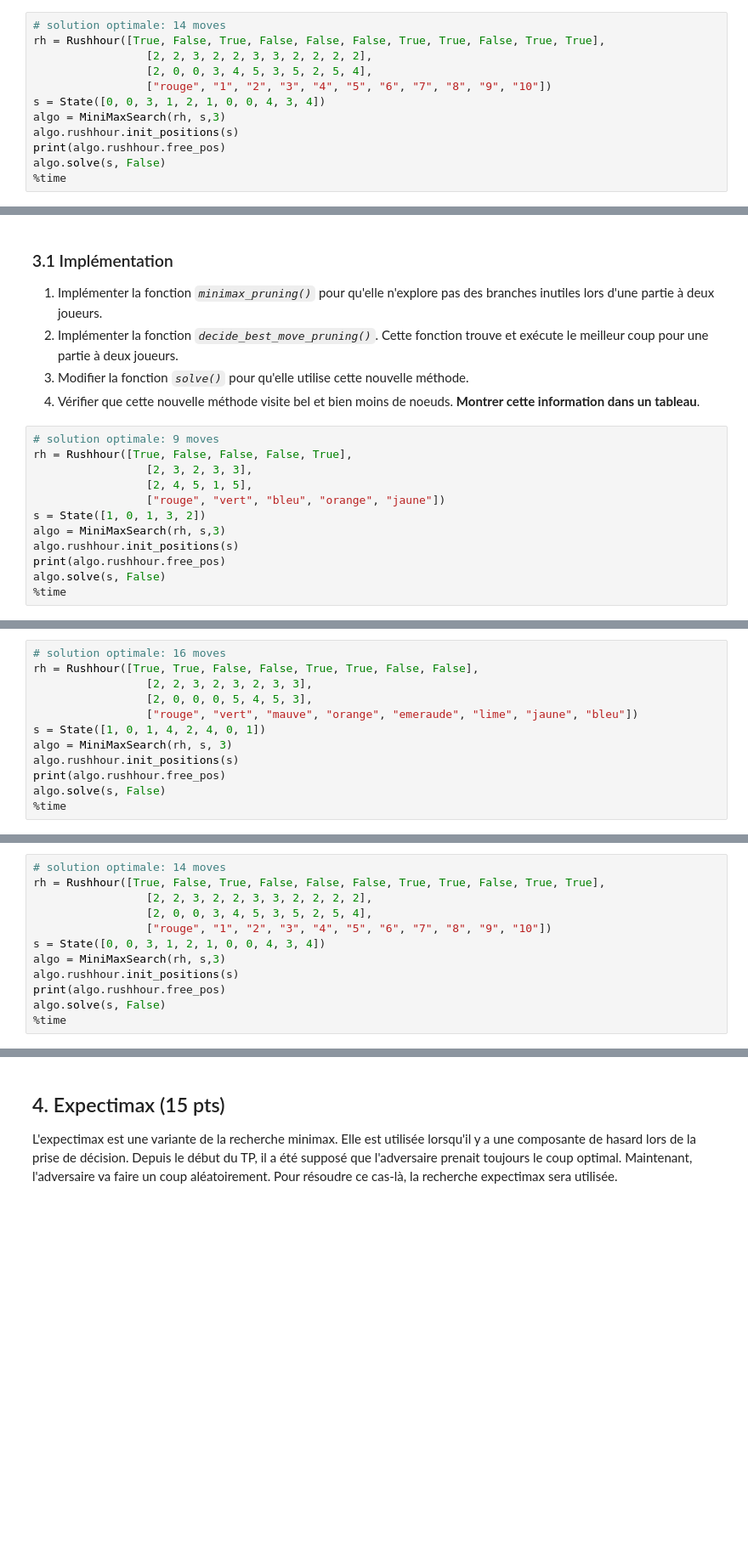
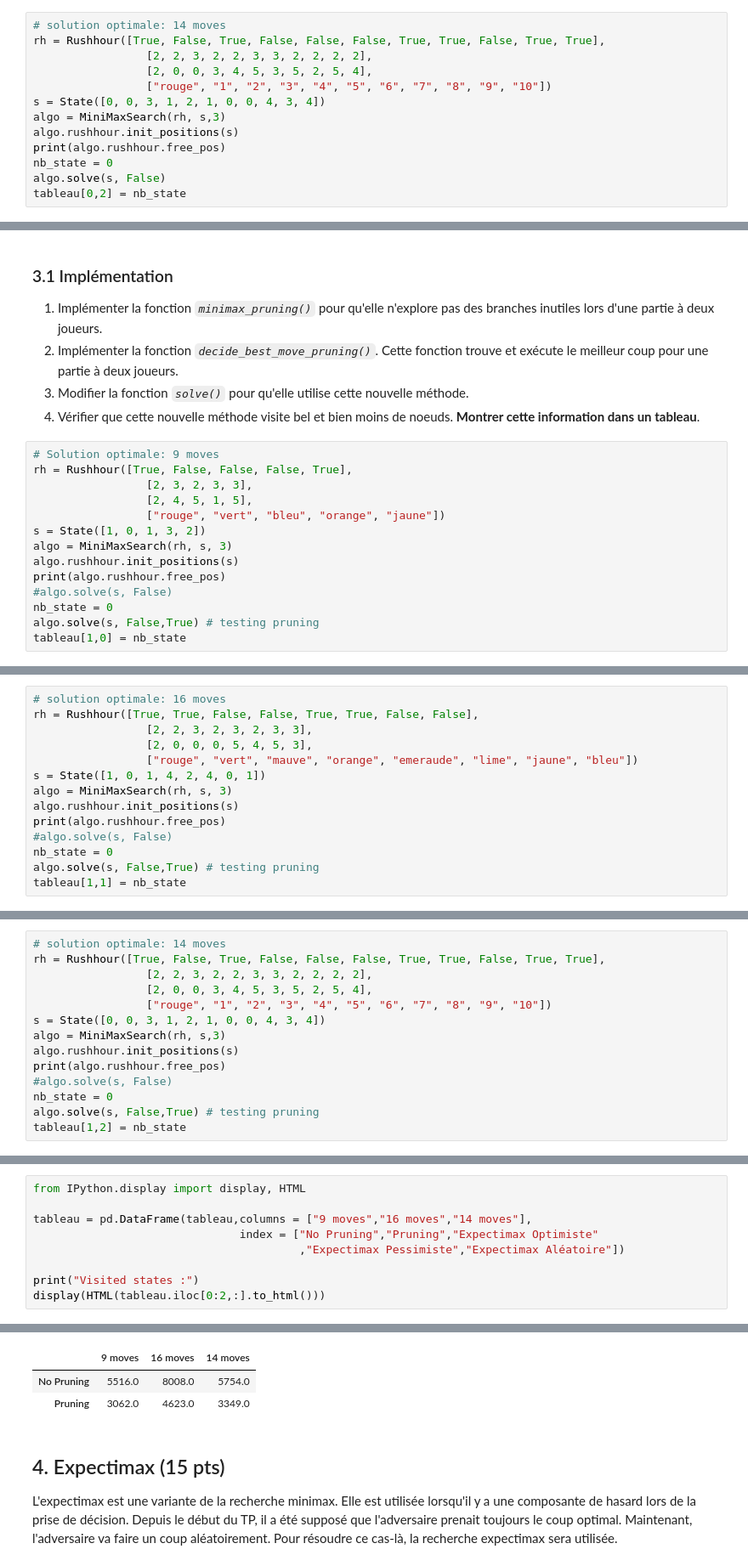
Before and after one commit to AlexVielfaure/INF8215---TP1, a Jupyter notebook: TP2/TP2_INF8215.ipynb, the cells around one changed output, grey strips where cells are left out. Shown at 85% size. Cells and saved outputs as stored; diff of their text form; blank space fills up the shorter version.

```diff
--- a/TP2/TP2_INF8215.ipynb
+++ b/TP2/TP2_INF8215.ipynb
@@ -454,5 +939,6 @@ s = State([0, 0, 3, 1, 2, 1, 0, 0, 4, 3, 4])
 algo = MiniMaxSearch(rh, s,3)
 algo.rushhour.init_positions(s)
 print(algo.rushhour.free_pos)
+nb_state = 0
 algo.solve(s, False)
-%time
+tableau[0,2] = nb_state
@@ -468,14 +972,16 @@ Pour accélérer la prise de décision, un élagage est effectué sur l'arbre. C
 3. Modifier la fonction *`solve()`* pour qu'elle utilise cette nouvelle méthode.
 4. Vérifier que cette nouvelle méthode visite bel et bien moins de noeuds. **Montrer cette information dans un tableau**.
 # %%
-# solution optimale: 9 moves
+# Solution optimale: 9 moves
 rh = Rushhour([True, False, False, False, True],
                  [2, 3, 2, 3, 3],
                  [2, 4, 5, 1, 5],
                  ["rouge", "vert", "bleu", "orange", "jaune"])
 s = State([1, 0, 1, 3, 2])
-algo = MiniMaxSearch(rh, s,3)
+algo = MiniMaxSearch(rh, s, 3)
 algo.rushhour.init_positions(s)
 print(algo.rushhour.free_pos)
-algo.solve(s, False)
-%time
+#algo.solve(s, False)
+nb_state = 0
+algo.solve(s, False,True) # testing pruning
+tableau[1,0] = nb_state
@@ -489,5 +1013,7 @@ s = State([1, 0, 1, 4, 2, 4, 0, 1])
 algo = MiniMaxSearch(rh, s, 3)
 algo.rushhour.init_positions(s)
 print(algo.rushhour.free_pos)
-algo.solve(s, False)
-%time
+#algo.solve(s, False)
+nb_state = 0
+algo.solve(s, False,True) # testing pruning
+tableau[1,1] = nb_state
@@ -501,5 +1045,7 @@ s = State([0, 0, 3, 1, 2, 1, 0, 0, 4, 3, 4])
 algo = MiniMaxSearch(rh, s,3)
 algo.rushhour.init_positions(s)
 print(algo.rushhour.free_pos)
-algo.solve(s, False)
-%time
+#algo.solve(s, False)
+nb_state = 0
+algo.solve(s, False,True) # testing pruning
+tableau[1,2] = nb_state
@@ -505,0 +1070,10 @@ algo.solve(s, False)
+# %%
+from IPython.display import display, HTML
+
+tableau = pd.DataFrame(tableau,columns = ["9 moves","16 moves","14 moves"],
+                               index = ["No Pruning","Pruning","Expectimax Optimiste"
+                                        ,"Expectimax Pessimiste","Expectimax Aléatoire"])
+
+print("Visited states :")
+display(HTML(tableau.iloc[0:2,:].to_html()))
+# %% [output]
@@ -506,3 +1081,6 @@ algo.solve(s, False)
+|  | 9 moves | 16 moves | 14 moves |
+| No Pruning | 5516.0 | 8008.0 | 5754.0 |
+| Pruning | 3062.0 | 4623.0 | 3349.0 |
 # %% [markdown]
 ## 4. Expectimax (15 pts)
 L'expectimax est une variante de la recherche minimax. Elle est utilisée lorsqu'il y a une composante de hasard lors de la prise de décision. Depuis le début du TP, il a été supposé que l'adversaire prenait toujours le coup optimal. Maintenant, l'adversaire va faire un coup aléatoirement. Pour résoudre ce cas-là, la recherche expectimax sera utilisée.
```
Also changed, not shown: parts of 22 cells of this notebook, 1 other file.
